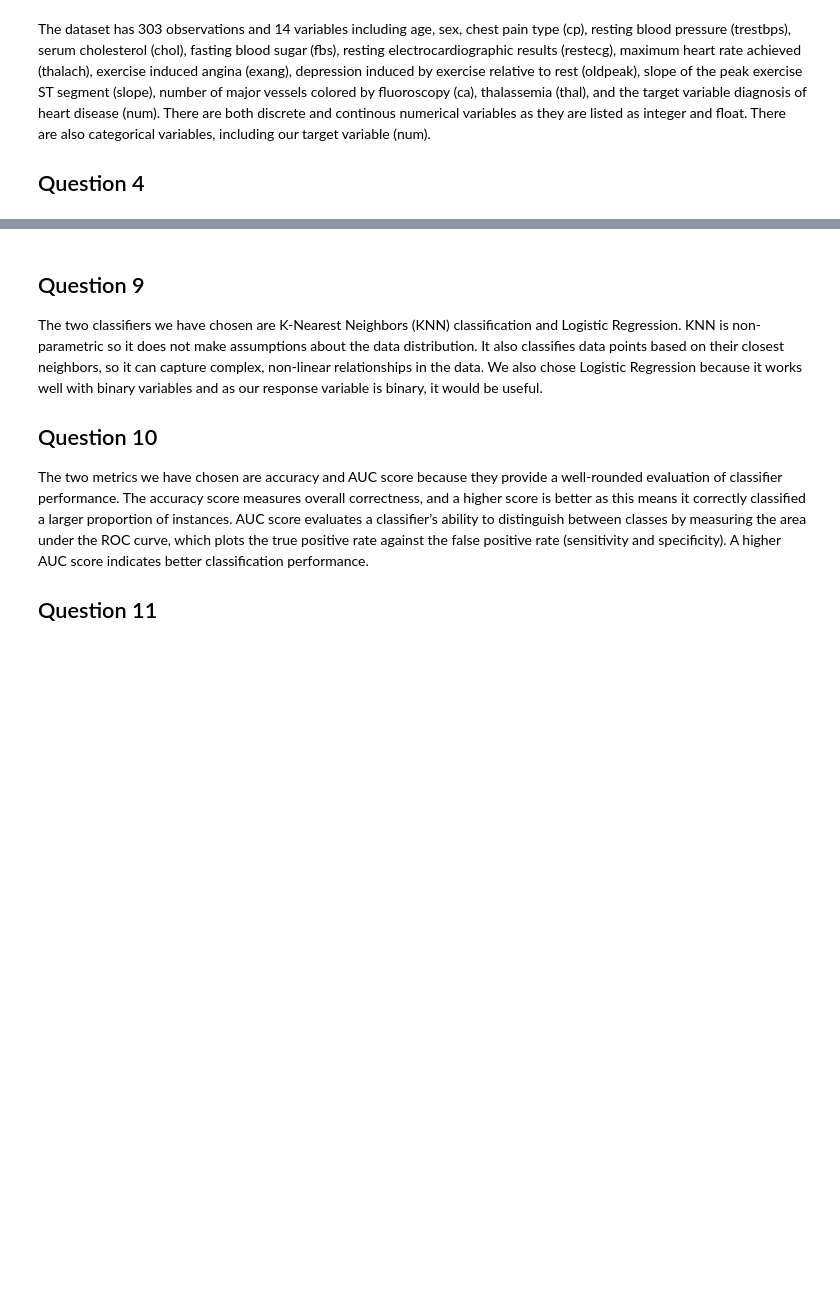
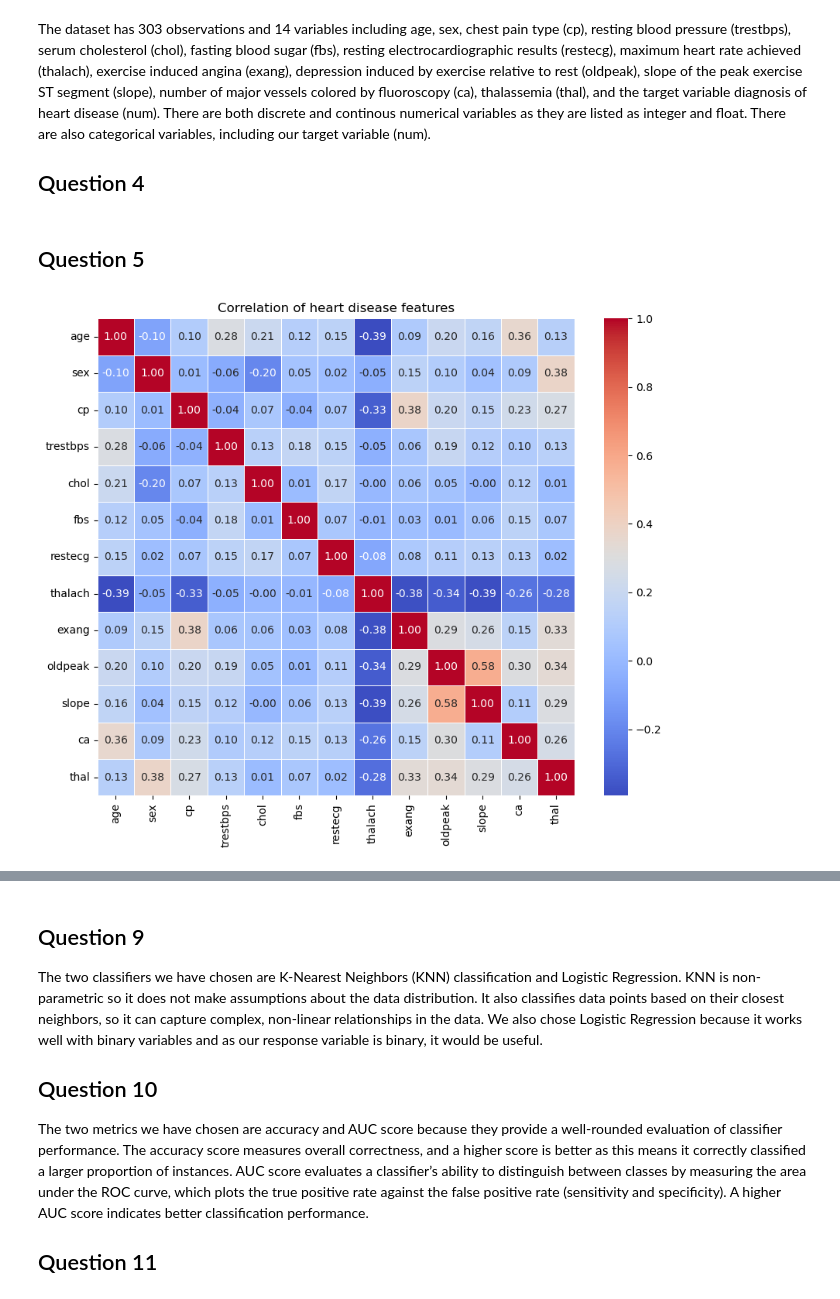
Before and after one commit to shreyajoshi11/cuddly-broccoli, a Jupyter notebook: Assignment 6.ipynb, the cells around one changed output, grey strips where cells are left out. Cells and saved outputs as stored; diff of their text form; code cells hidden in the pictures; blank space fills up the shorter version.

Commit message:
Questions 5-8

```diff
--- a/Assignment 6.ipynb
+++ b/Assignment 6.ipynb
@@ -76,3 +76,21 @@ The dataset has 303 observations and 14 variables including age, sex, chest pain
 df['num'] = df['num'].apply(lambda x: 0 if x >= 0 else 1)
 df['num'] = df['num'].astype('category')
 print(df.head())
+# %% [markdown]
+## Question 5
+# %%
+import seaborn as sns
+
+numerical_vars = df.select_dtypes(include=[np.number])
+scaler = StandardScaler()
+numerical_vars_scaled = pd.DataFrame(scaler.fit_transform(numerical_vars),
+                                     columns=numerical_vars.columns)
+corr_matrix = numerical_vars_scaled.corr()
+plt.figure(figsize=(10, 8))
+sns.heatmap(corr_matrix, annot=True, fmt=".2f", cmap='coolwarm',
+            square=True, linewidths=.5)
+
+plt.title('Correlation of heart disease features')
+plt.show()
+# %% [output]
+[figure, added]
```
Also changed, not shown: parts of 14 cells of this notebook.
